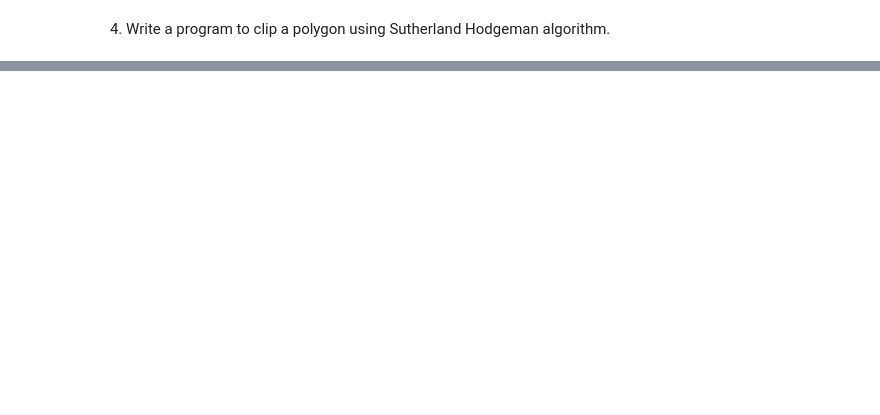
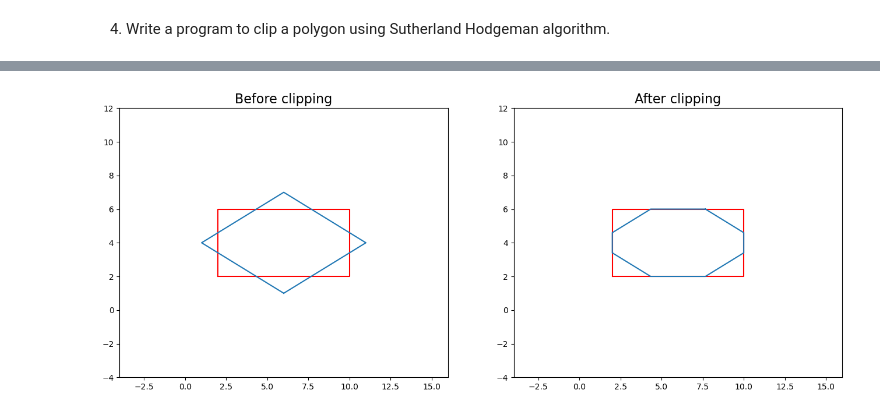
Before and after one commit to Chandan1707/Computer_Graphics, a Jupyter notebook: Assignment_04_polygon_clipping_using_Sutherland_Hodgeman_algorithm.ipynb, the cells around one changed output, grey strips where cells are left out. Saved outputs shown, nothing was run; the diff lists cells and outputs as text; code cells hidden in the pictures; blank space fills up the shorter version.

```diff
--- a/Assignment_04_polygon_clipping_using_Sutherland_Hodgeman_algorithm.ipynb
+++ b/Assignment_04_polygon_clipping_using_Sutherland_Hodgeman_algorithm.ipynb
@@ -158,0 +119,7 @@ print(p1)
+# %%
+window_2 = ((2, 2), (10, 2), (10, 6), (2, 6))
+polygon_2 = ((6, 1), (11, 4), (6, 7), (1, 4))
+
+co_ordinate_2 = polygon_clipping(polygon_2, window_2)
+# %% [output]
+[figure, added]
```
Also changed, not shown: parts of 9 cells of this notebook.
